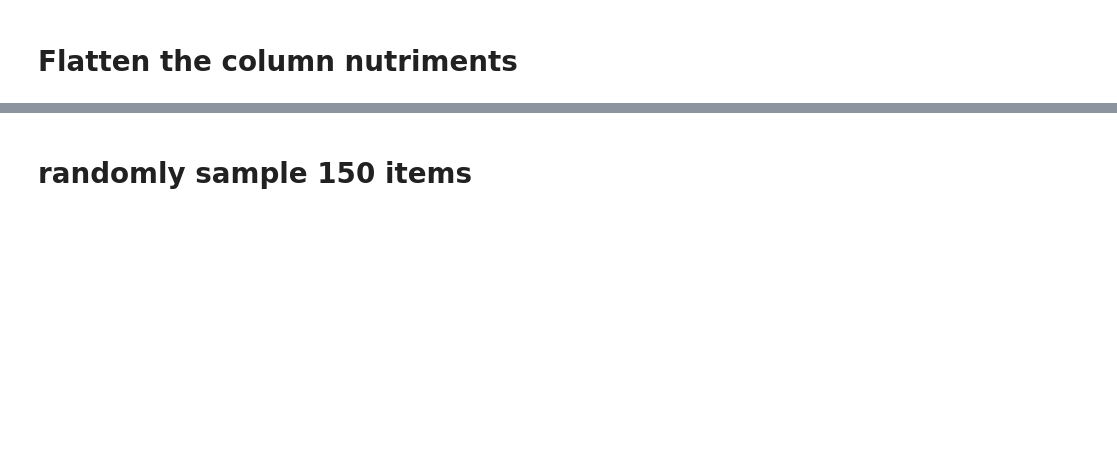
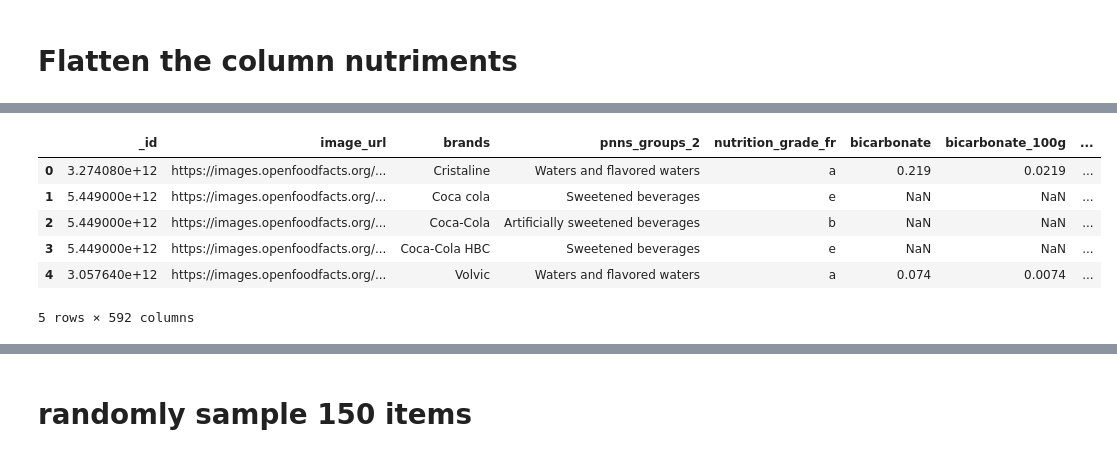
Before and after one commit to risg99/Nutriscore-Label-Decision-Modeling, a Jupyter notebook: code/extract_products_by_category.ipynb, the cells around one changed output, grey strips where cells are left out. Cells and saved outputs as stored; diff of their text form; code cells hidden in the pictures; blank space fills up the shorter version.

```diff
--- a/code/extract_products_by_category.ipynb
+++ b/code/extract_products_by_category.ipynb
@@ -131,0 +150,30 @@ df2.head()
+# %%
+# Function to validate and convert JSON strings to dictionaries
+def validate_json(json_str):
+    try:
+        return json.loads(json_str)
+    except json.JSONDecodeError:
+        # Attempt to replace single quotes with double quotes and retry decoding
+        try:
+            json_str = json_str.replace("'", '"')
+            return json.loads(json_str)
+        except json.JSONDecodeError:
+            return None  # Return None for invalid JSON strings
+# %%
+# Assuming 'nutriments' is the column with JSON data in DataFrame df2
+# Replace single quotes with double quotes in the 'nutriments' column
+# df2['nutriscore_data'] = df2['nutriscore_data'].str.replace("'", '"')
+
+df2['nutriscore_data'] = df2['nutriscore_data'].apply(validate_json)
+
+# Load JSON strings within 'nutriments' column
+# df2['nutriscore_data'] = df2['nutriscore_data'].apply(json.loads)
+
+# Flatten the JSON column into separate columns
+df_nutriscore_data = pd.json_normalize(df2['nutriscore_data'])
+
+# Concatenate the flattened columns with the original DataFrame
+df3 = pd.concat([df2, df_nutriscore_data], axis=1)
+
+# Drop the original 'nutriments' column if needed
+df3.drop(columns=['nutriscore_data'], inplace=True)
@@ -131,0 +184,10 @@ df2.head()
+# %%
+df3.head()
+# %% [output]
+|  | _id | image_url | brands | pnns_groups_2 | nutrition_grade_fr | bicarbonate | bicarbonate_100g | ... |
+| 0 | 3.274080e+12 | https://images.openfoodfacts.org/... | Cristaline | Waters and flavored waters | a | 0.219 | 0.0219 | ... |
+| 1 | 5.449000e+12 | https://images.openfoodfacts.org/... | Coca cola | Sweetened beverages | e | NaN | NaN | ... |
+| 2 | 5.449000e+12 | https://images.openfoodfacts.org/... | Coca-Cola | Artificially sweetened beverages | b | NaN | NaN | ... |
+| 3 | 5.449000e+12 | https://images.openfoodfacts.org/... | Coca-Cola HBC | Sweetened beverages | e | NaN | NaN | ... |
+| 4 | 3.057640e+12 | https://images.openfoodfacts.org/... | Volvic | Waters and flavored waters | a | 0.074 | 0.0074 | ... |
+5 rows × 592 columns
```
Also changed, not shown: parts of 24 cells of this notebook, 2 other files.
